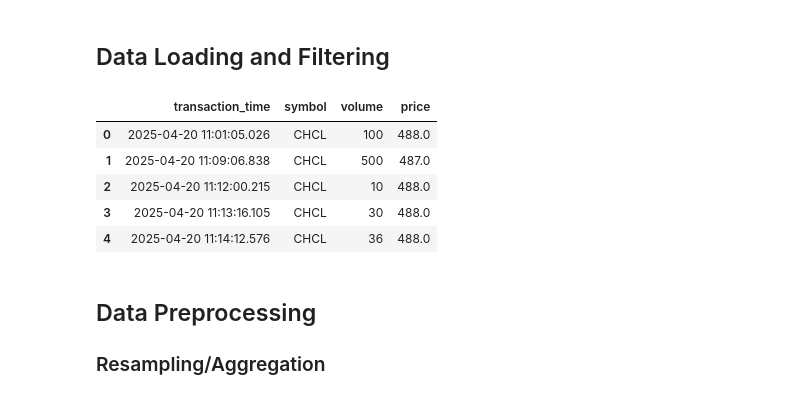
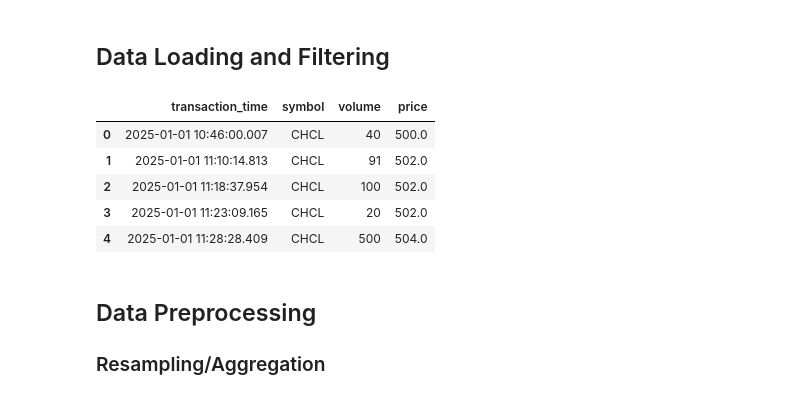
Before and after one commit to rey-tan/Anomaly-Detection, a Jupyter notebook: notebooks/AnomalyDetection.ipynb, the cells around one changed output. Saved outputs shown, nothing was run; the diff lists cells and outputs as text; code cells hidden in the pictures.

```diff
--- a/notebooks/AnomalyDetection.ipynb
+++ b/notebooks/AnomalyDetection.ipynb
@@ -38,45 +44,45 @@ features = ["close", "volume", "returns", "volatility"]
 # %%
 
 all_days = []
-start_date = datetime.strptime("2025-04-20", "%Y-%m-%d")
-end_date = datetime.strptime("2026-04-30", "%Y-%m-%d")
+start_date = datetime.strptime("2025-01-01", "%Y-%m-%d")
+end_date = datetime.strptime("2026-05-10", "%Y-%m-%d")
 
 # start_date = date.today() - relativedelta(years=1)
 # end_date = date.today()
 
 for date_folder in sorted(PROCESSED_DATA.iterdir()):
     if not date_folder.is_dir():
         continue
 
     date = datetime.strptime(date_folder.name, "%Y-%m-%d")
     if start_date <= date <= end_date:
         file_path = date_folder / f"{stock_name}.csv"
 
         if file_path.exists():
             df = pd.read_csv(file_path)
             df["transaction_time"] = pd.to_datetime(df["transaction_time"])
             df = df.set_index("transaction_time")
             df = df.sort_index()
 
             all_days.append(df)
 
     if not all_days:
         # if no data found returns an empty dataframe
         df = pd.DataFrame()
     else:
         # returns a concatenated dataframe and ignore the index of the dataframe and generate a brand new set of indices
         df = pd.concat(all_days).sort_index()
         df = df.reset_index()
 
 
 df.head()
 # %% [output]
 |  | transaction_time | symbol | volume | price |
-| 0 | 2025-04-20 11:01:05.026 | CHCL | 100 | 488.0 |
-| 1 | 2025-04-20 11:09:06.838 | CHCL | 500 | 487.0 |
-| 2 | 2025-04-20 11:12:00.215 | CHCL | 10 | 488.0 |
-| 3 | 2025-04-20 11:13:16.105 | CHCL | 30 | 488.0 |
-| 4 | 2025-04-20 11:14:12.576 | CHCL | 36 | 488.0 |
+| 0 | 2025-01-01 10:46:00.007 | CHCL | 40 | 500.0 |
+| 1 | 2025-01-01 11:10:14.813 | CHCL | 91 | 502.0 |
+| 2 | 2025-01-01 11:18:37.954 | CHCL | 100 | 502.0 |
+| 3 | 2025-01-01 11:23:09.165 | CHCL | 20 | 502.0 |
+| 4 | 2025-01-01 11:28:28.409 | CHCL | 500 | 504.0 |
 # %% [markdown]
 ## Data Preprocessing
 
```
Also changed, not shown: parts of 11 cells of this notebook, 6 other files.
